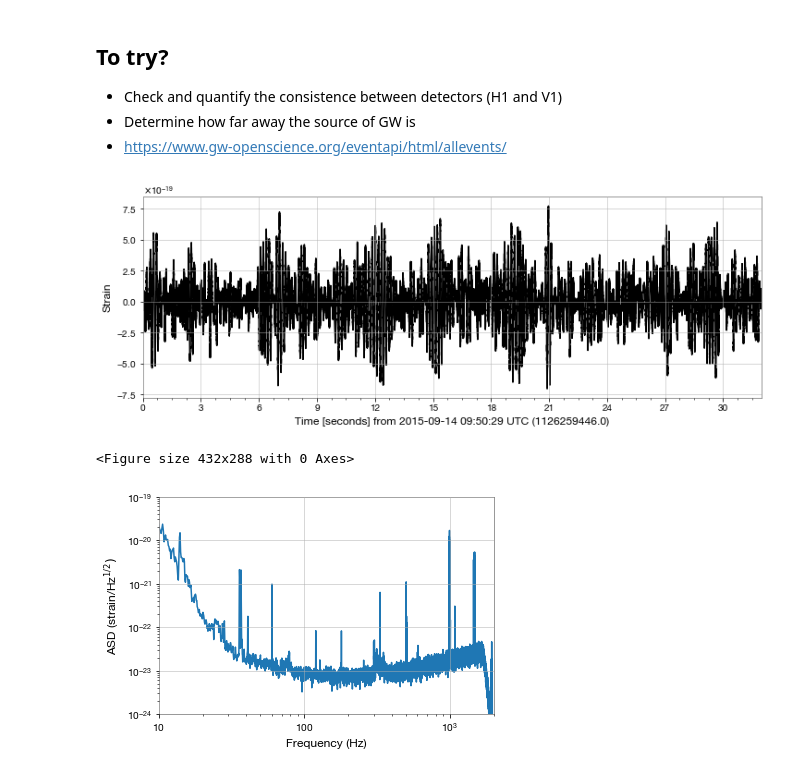
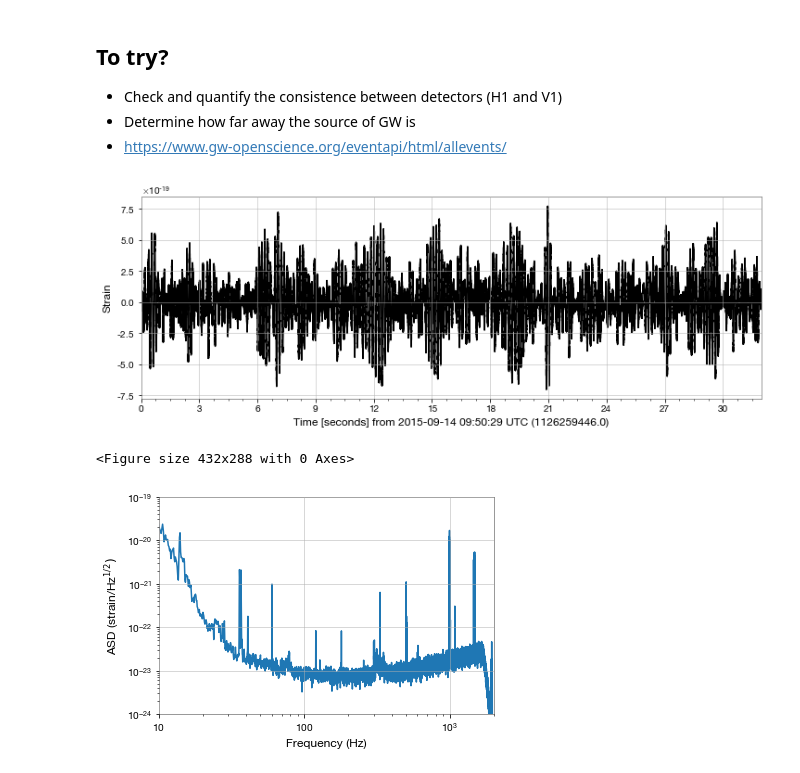
Before and after one commit to reionize/jlab, a Jupyter notebook: ligo/piecewise-fit.ipynb, the cells around one changed output. Saved outputs shown, nothing was run; the diff lists cells and outputs as text; code cells hidden in the pictures.

```diff
--- a/ligo/piecewise-fit.ipynb
+++ b/ligo/piecewise-fit.ipynb
@@ -17,31 +17,31 @@ plt.rcParams['axes.prop_cycle'] = cycler(color='kbgrcmy')
 # %%
 #----------------------------------------------------------------
 # Set parameters
 #----------------------------------------------------------------
 fn = 'data/H-H1_GWOSC_4KHZ_R1-1126257415-4096.hdf5' # data file
 tevent = 1126259462.4
 
 #----------------------------------------------------------------
 # Load LIGO data
 #----------------------------------------------------------------
 strain = TimeSeries.read(fn, format='hdf5.losc')
 center = int(tevent)
 strain = strain.crop(center-16, center+16)
 
 #----------------------------------------------------------------
 # Show LIGO strain vs. time
 #----------------------------------------------------------------
 plt.clf()
 plt.figure()
 strain.plot()
 plt.ylabel('Strain')
 plt.rcParams['axes.unicode_minus'] = False
 plt.rcParams.update({'font.size': 14})
-# plt.rcParams.update({'font.family': 'cmr10', 'mathtext.fontset': 'cm'})
+plt.rcParams.update({'font.family': 'cmr10', 'mathtext.fontset': 'cm'})
 # plt.rcParams.update({'font.family': 'cmss10', 'mathtext.fontset': 'stixsans'})
-plt.show()
+plt.savefig('plots/strain_r.png')
 # %% [output]
-[figure, old version]
+[figure, new version]
 <Figure size 432x288 with 0 Axes>
 # %%
 #----------------------------------------------------------------
```
Also changed, not shown: parts of 7 cells of this notebook, 18 other files.
